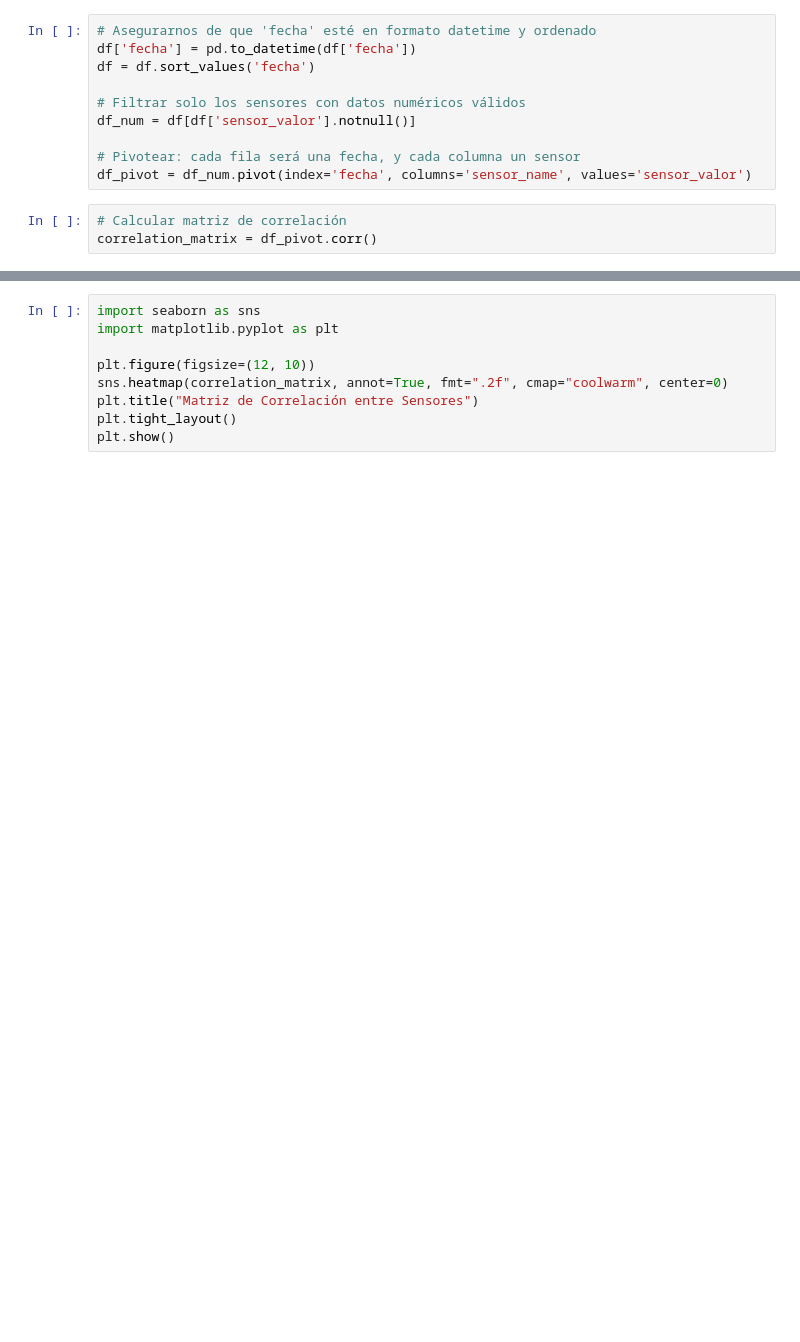
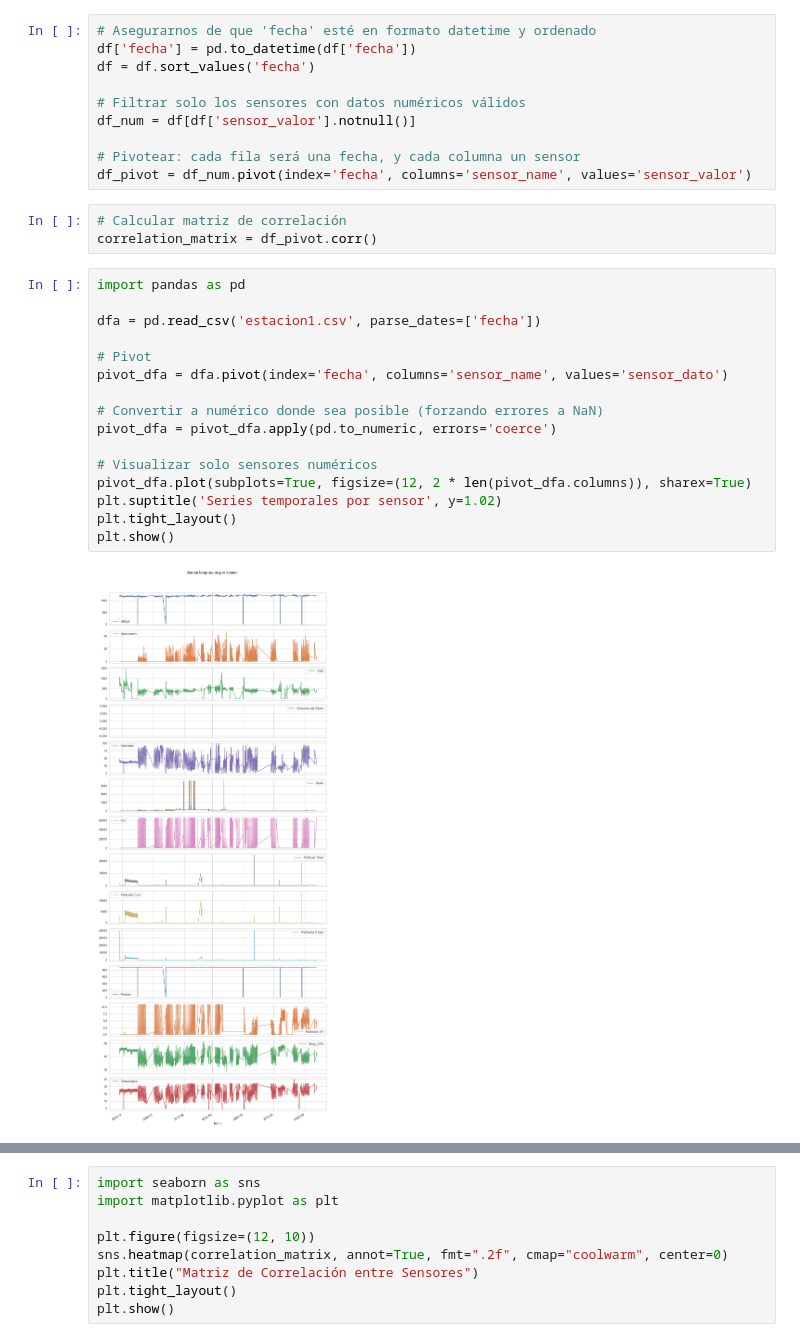
Before and after one commit to JoaquinCar/ScikitLearn_MachineLearning, a Jupyter notebook: estacion1/EDA.ipynb, the cells around one changed output, grey strips where cells are left out. Cells and saved outputs as stored; diff of their text form; blank space fills up the shorter version.

```diff
--- a/estacion1/EDA.ipynb
+++ b/estacion1/EDA.ipynb
@@ -313,3 +334,21 @@ df_pivot = df_num.pivot(index='fecha', columns='sensor_name', values='sensor_val
 # %%
 # Calcular matriz de correlación
 correlation_matrix = df_pivot.corr()
+# %%
+import pandas as pd
+
+dfa = pd.read_csv('estacion1.csv', parse_dates=['fecha'])
+
+# Pivot
+pivot_dfa = dfa.pivot(index='fecha', columns='sensor_name', values='sensor_dato')
+
+# Convertir a numérico donde sea posible (forzando errores a NaN)
+pivot_dfa = pivot_dfa.apply(pd.to_numeric, errors='coerce')
+
+# Visualizar solo sensores numéricos
+pivot_dfa.plot(subplots=True, figsize=(12, 2 * len(pivot_dfa.columns)), sharex=True)
+plt.suptitle('Series temporales por sensor', y=1.02)
+plt.tight_layout()
+plt.show()
+# %% [output]
+[figure, added]
```
Also changed, not shown: parts of 4 cells of this notebook.
